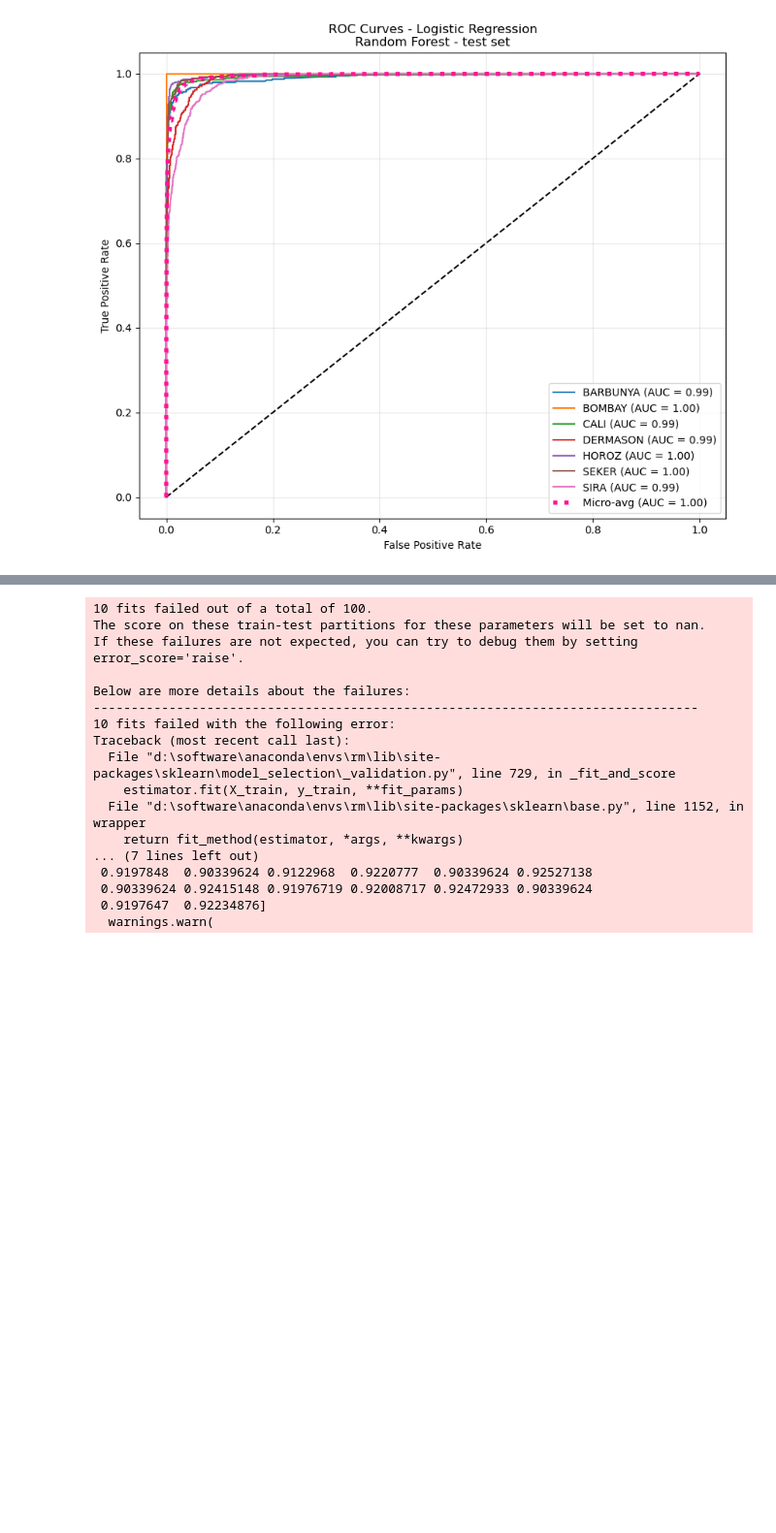
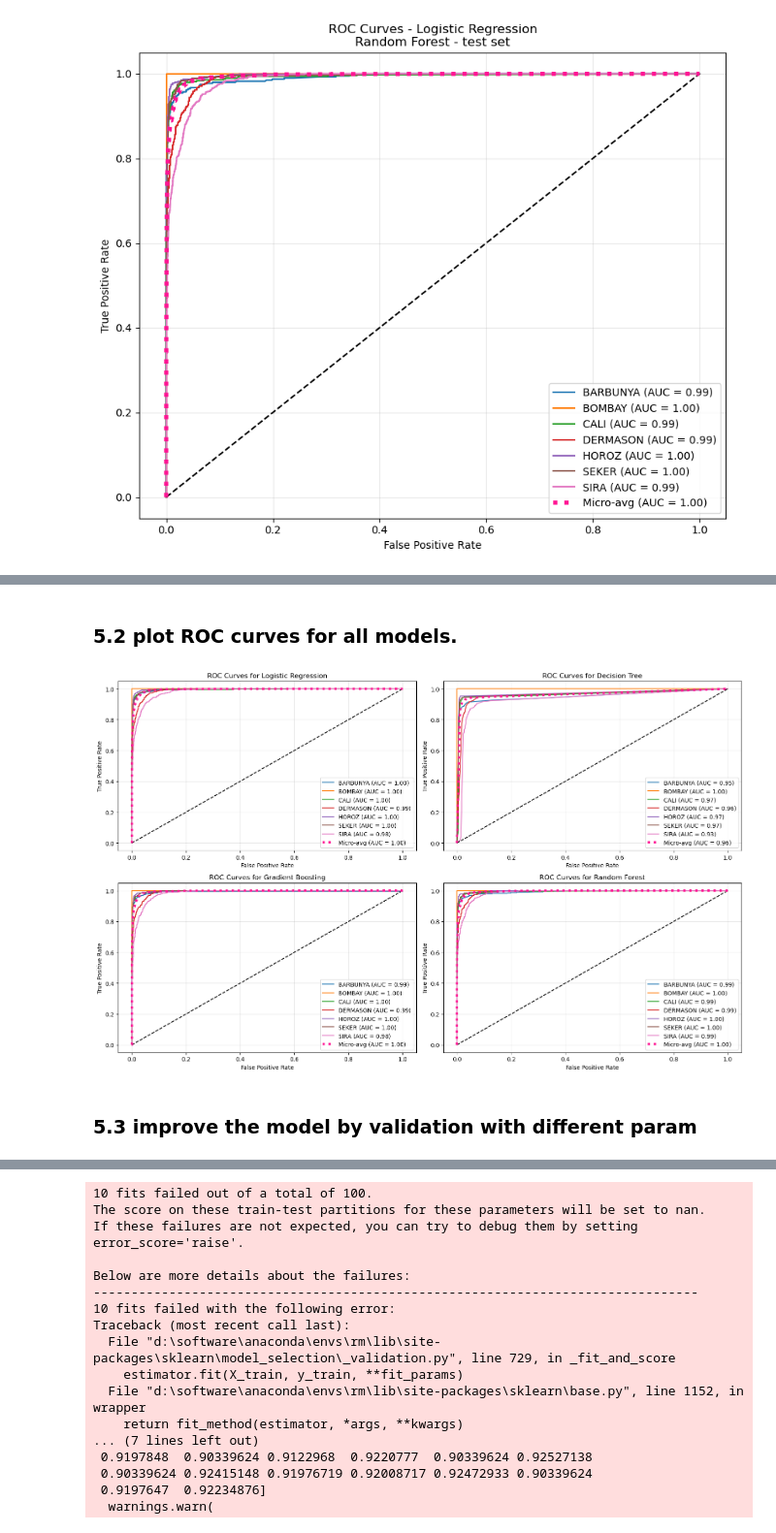
Before and after one commit to mathway18/Machine-learning-project, a Jupyter notebook: project.ipynb, the cells around one changed output, grey strips where cells are left out. Shown at 97% size. Drawn from its saved outputs; the diff is of its cells as text; code cells hidden in the pictures; blank space fills up the shorter version.

```diff
--- a/project.ipynb
+++ b/project.ipynb
@@ -334,13 +345,12 @@ from sklearn.preprocessing import label_binarize
 import matplotlib.pyplot as plt
 import numpy as np
 
-def plot_roc_and_calculate_auc(y_scores, y_true, class_names, title_suffix=""):
+def plot_roc_and_calculate_auc(y_scores, y_true, class_names, title_suffix="", verbose = True):
 
-    print("\n" + "="*60)
-    print(f"ROC Curve Analysis for {title_suffix}")
-    print("="*60)
-
-    plt.figure(figsize=(10, 8))
+    if verbose:
+        print("\n" + "="*60)
+        print(f"ROC Curve Analysis for {title_suffix}")
+        print("="*60)
 
     n_classes = len(class_names)
     y_true = y_true.copy()
@@ -364,14 +374,15 @@ def plot_roc_and_calculate_auc(y_scores, y_true, class_names, title_suffix=""):
     # Plot diagonal line
     plt.plot([0, 1], [0, 1], 'k--')
 
-    print(f"\nMulticlass Classification Results ({title_suffix}):")
-    for i, name in enumerate(class_names):
-        print(f"{name}: AUC = {roc_auc[i]:.4f}")
-
     # Compute micro-average AUC
     fpr["micro"], tpr["micro"], _ = roc_curve(y_true_bin.ravel(), y_scores.ravel())
     roc_auc["micro"] = auc(fpr["micro"], tpr["micro"])
-    print(f"\nMicro-average AUC: {roc_auc['micro']:.4f}")
+
+    if verbose:
+        for i, name in enumerate(class_names):
+            print(f"{name}: AUC = {roc_auc[i]:.4f}")
+        print(f"\nMulticlass Classification Results ({title_suffix}):")
+        print(f"\nMicro-average AUC: {roc_auc['micro']:.4f}")
 
     # Plot micro-average ROC curve
     plt.plot(fpr["micro"], tpr["micro"],
@@ -380,10 +391,10 @@ def plot_roc_and_calculate_auc(y_scores, y_true, class_names, title_suffix=""):
 
     plt.xlabel('False Positive Rate')
     plt.ylabel('True Positive Rate')
-    plt.title(f'ROC Curves - Logistic Regression\n{title_suffix}')
+    plt.title(f'ROC Curves for {title_suffix}')
     plt.legend(loc="lower right")
     plt.grid(alpha=0.3)
-    plt.show()
+    # plt.show()
 
 
 
@@ -799,0 +867,17 @@ Micro-average AUC: 0.9952
+# %% [markdown]
+### 5.2 plot ROC curves for all models.
+# %%
+# plot ROC curves for all models
+plt.figure(figsize=(16, 10))
+index = 1
+for model_name, y_pred in y_pred_all.items():
+    plt.subplot(2, 2, index)
+    y_test_scores = models[model_name].predict_proba(X_test)
+    plot_roc_and_calculate_auc(y_test_scores, y_test, class_names_original, title_suffix=model_name, verbose=False)
+    index += 1
+
+plt.tight_layout()
+# %% [output]
+[figure, added]
+# %% [markdown]
+### 5.3 improve the model by validation with different param
```
Also changed, not shown: parts of 13 cells of this notebook.
